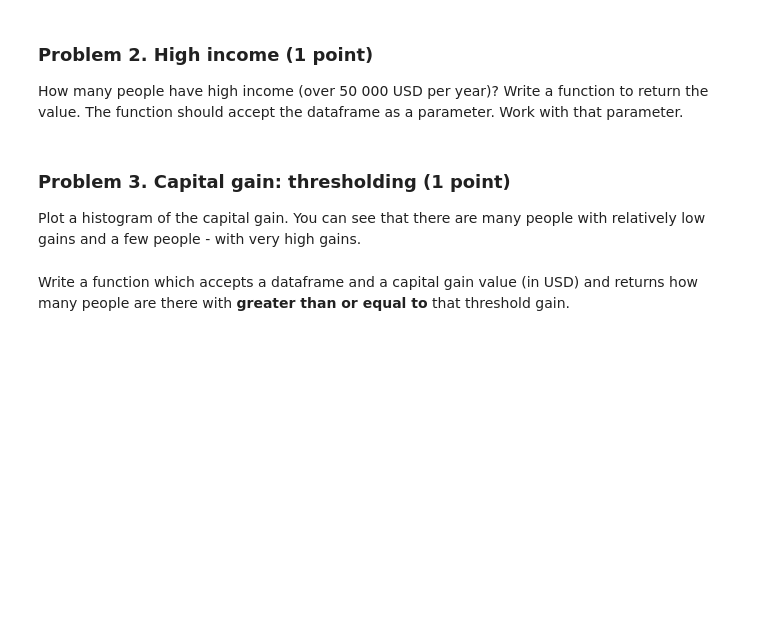
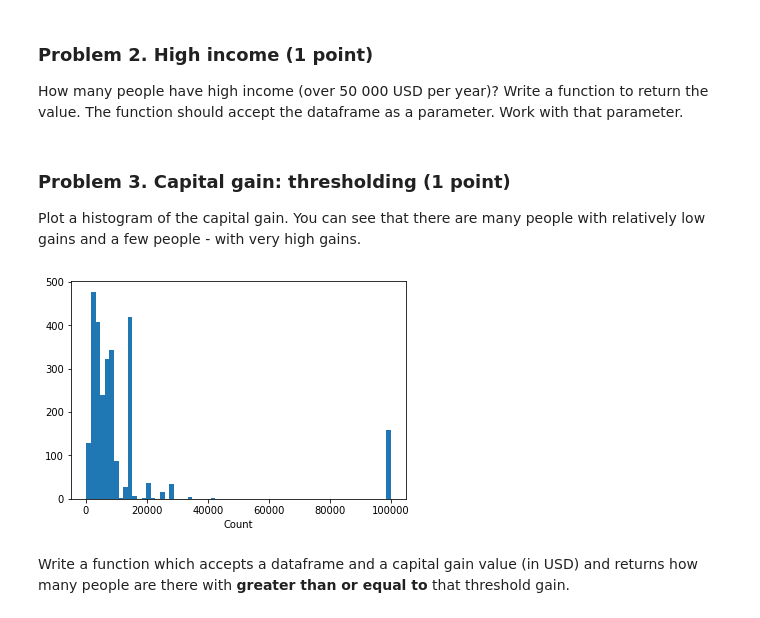
Before and after one commit to HristoRaykov/ArtIntelligence-04.2019, a Jupyter notebook: DataScience/03.DataVisualization&Analysis/03. Data-Visualization-Exploratory-Data-Analysis-Lab/Data Visualization and EDA Lab.ipynb, the cells around one changed output. Drawn from its saved outputs; the diff is of its cells as text; code cells hidden in the pictures; blank space fills up the shorter version.

Commit message:
Exploratory Data Analysis homework solutions added.

```diff
--- a/DataScience/03.DataVisualization&Analysis/03. Data-Visualization-Exploratory-Data-Analysis-Lab/Data Visualization and EDA Lab.ipynb
+++ b/DataScience/03.DataVisualization&Analysis/03. Data-Visualization-Exploratory-Data-Analysis-Lab/Data Visualization and EDA Lab.ipynb
@@ -41,2 +38,10 @@ raise NotImplementedError()
+# %%
+capital_gains = income_data[income_data["cap_gain"]!=0]["cap_gain"]
+plt.xlabel("Capital Gains")
+plt.xlabel("Count")
+plt.hist(capital_gains, bins="fd")
+plt.show()
+# %% [output]
+[figure, added]
 # %% [markdown]
 Write a function which accepts a dataframe and a capital gain value (in USD) and returns how many people are there with **greater than or equal to** that threshold gain.
```
Also changed, not shown: parts of 18 cells of this notebook.
